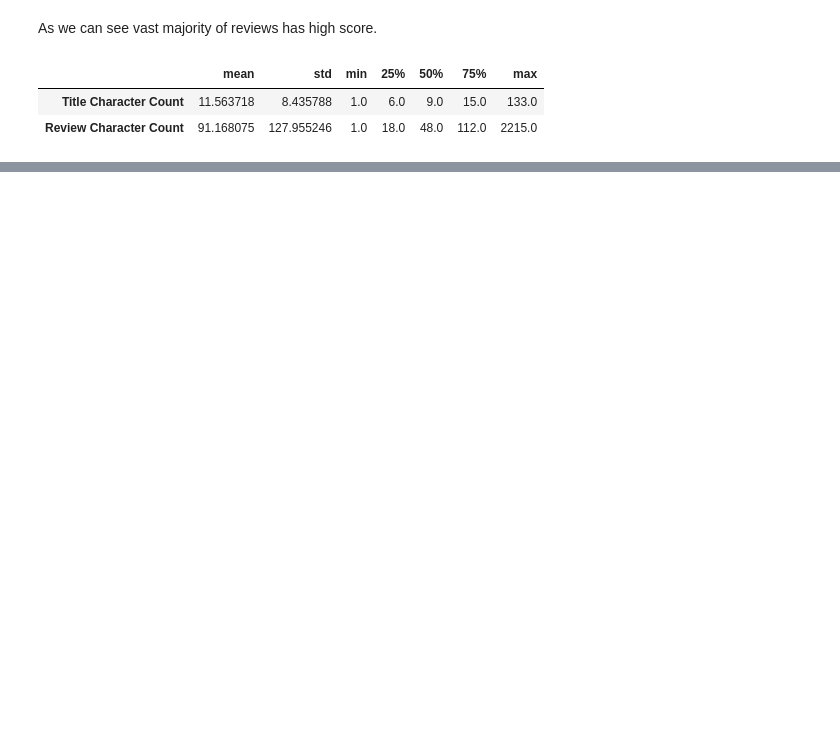
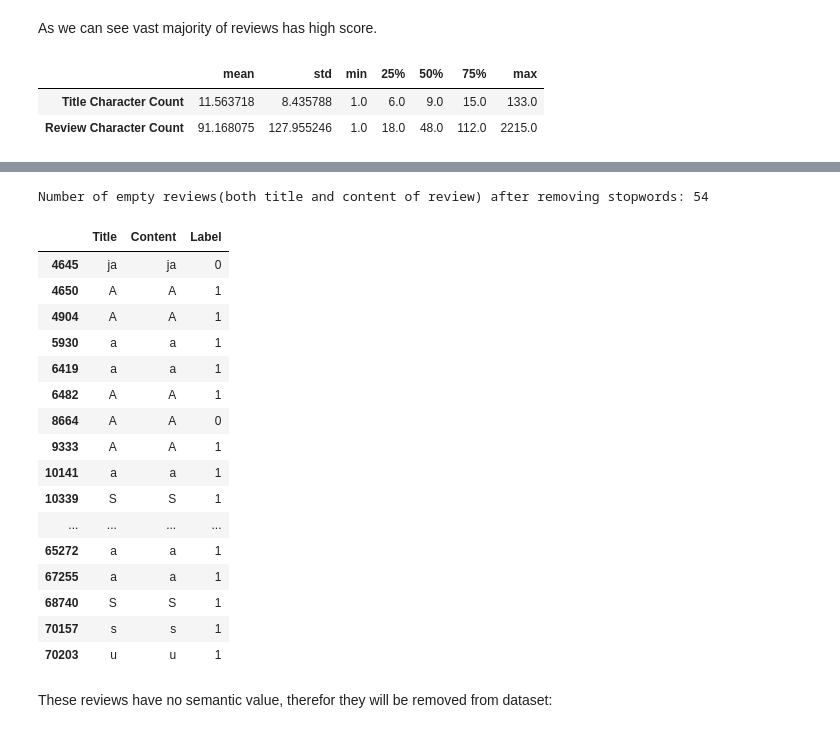
Before and after one commit to stevanmatovic/serbian-sentiment-analysis, a Jupyter notebook: donesi.ipynb, the cells around one changed output, grey strips where cells are left out. Drawn from its saved outputs; the diff is of its cells as text; code cells hidden in the pictures; blank space fills up the shorter version.

```diff
--- a/donesi.ipynb
+++ b/donesi.ipynb
@@ -74,13 +76,41 @@ data[['Title word count','Review word count']].describe().transpose().drop('coun
 # %%
-def remove_diacritics(text):
-    text = text.replace('ć','c')
-    text = text.replace('č','c')
-    text = text.replace('š','s')
-    text = text.replace('ž','z')
-    text = text.replace('đ','d')
-    return text
+# def remove_diacritics(text):
+#     text = text.replace('ć','c')
+#     text = text.replace('č','c')
+#     text = text.replace('š','s')
+#     text = text.replace('ž','z')
+#     text = text.replace('đ','d')
+#     return text
 
 def preprocess(words):
     result = [w.lower() for w in words]
-    result = [remove_diacritics(w) for w in result if not w in stopwords]
+    result = [serbian_stemmer.stem(w) for w in result if w not in stopwords]
     return result
+
+data['Processed Title'] = data['Tokenized Title'].apply(lambda x : preprocess(x))
+data['Processed Review'] = data['Tokenized Review'].apply(lambda x : preprocess(x))
+# %%
+empty_reviews = data[np.logical_and(data['Processed Title'].apply(len) == 0,data['Processed Review'].apply(len) == 0)]
+print('Number of empty reviews(both title and content of review) after removing stopwords: {}'.format(empty_reviews.shape[0]))
+empty_reviews[['Title','Content','Label']]
+# %% [output]
+Number of empty reviews(both title and content of review) after removing stopwords: 54
+|  | Title | Content | Label |
+| 4645 | ja | ja | 0 |
+| 4650 | A | A | 1 |
+| 4904 | A | A | 1 |
+| 5930 | a | a | 1 |
+| 6419 | a | a | 1 |
+| 6482 | A | A | 1 |
+| 8664 | A | A | 0 |
+| 9333 | A | A | 1 |
+| 10141 | a | a | 1 |
+| 10339 | S | S | 1 |
+| ... | ... | ... | ... |
+| 65272 | a | a | 1 |
+| 67255 | a | a | 1 |
+| 68740 | S | S | 1 |
+| 70157 | s | s | 1 |
+| 70203 | u | u | 1 |
+# %% [markdown]
+These reviews have no semantic value, therefor they will be removed from dataset:
```
Also changed, not shown: parts of 10 cells of this notebook, 2 other files.
